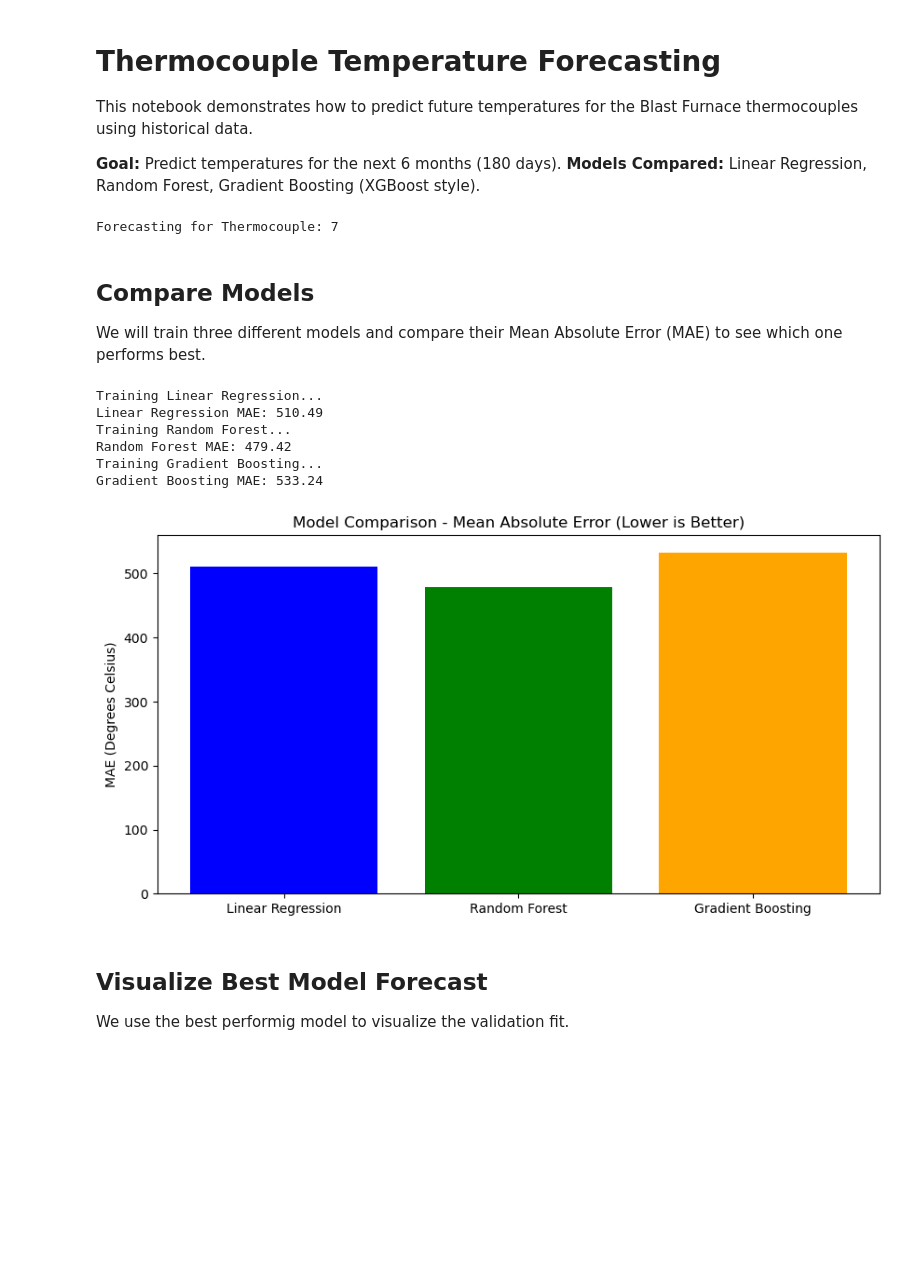
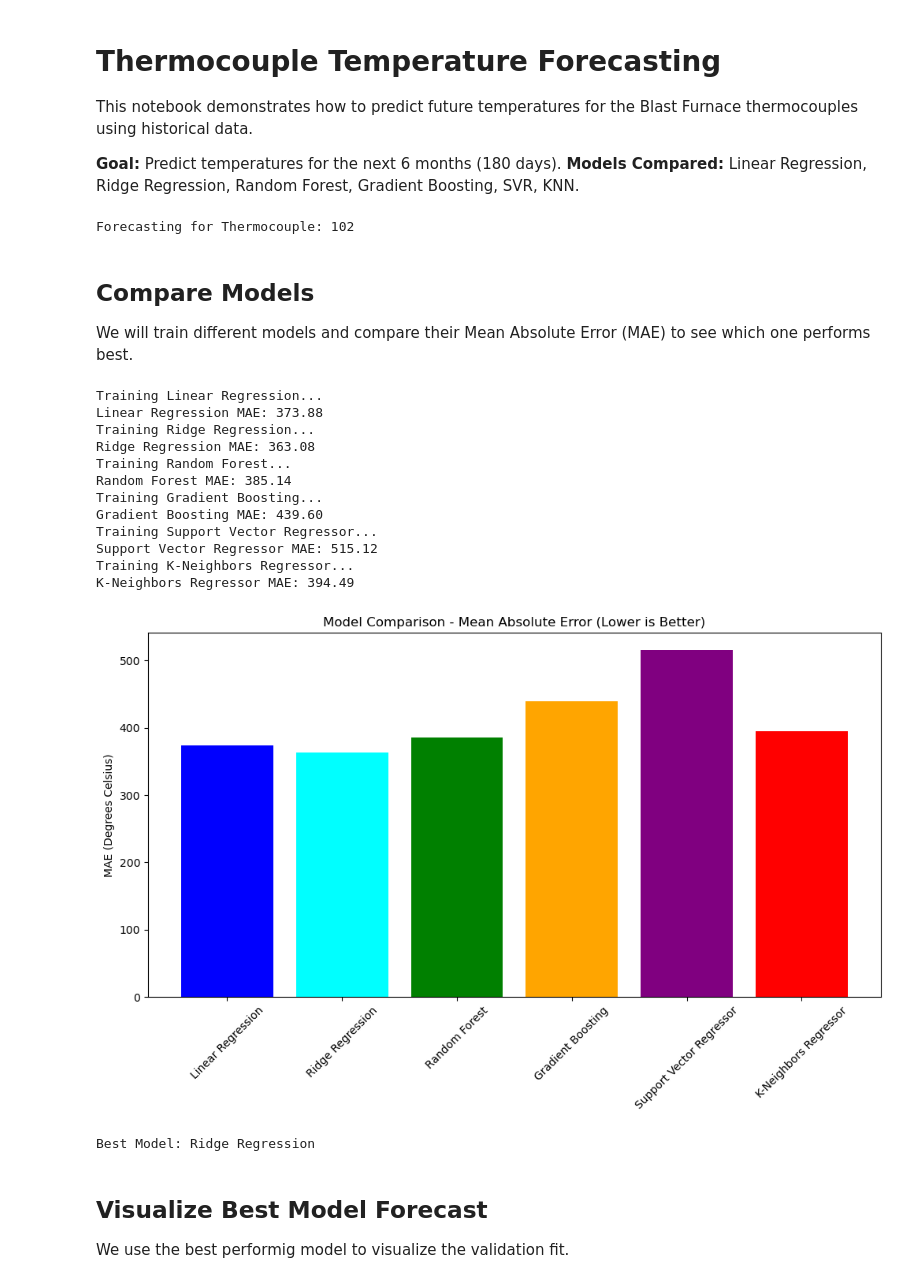
Before and after one commit to soyanshu002/Thermocouple-Project, a Jupyter notebook: forecasting.ipynb, the cells around one changed output. Saved outputs shown, nothing was run; the diff lists cells and outputs as text; code cells hidden in the pictures; blank space fills up the shorter version.

Commit message:
Prediction vs validity analysis done, checked.

```diff
--- a/forecasting.ipynb
+++ b/forecasting.ipynb
@@ -4,13 +4,15 @@
 This notebook demonstrates how to predict future temperatures for the Blast Furnace thermocouples using historical data.
 
 **Goal:** Predict temperatures for the next 6 months (180 days).
-**Models Compared:** Linear Regression, Random Forest, Gradient Boosting (XGBoost style).
+**Models Compared:** Linear Regression, Ridge Regression, Random Forest, Gradient Boosting, SVR, KNN.
 # %%
 import pandas as pd
 import numpy as np
 import matplotlib.pyplot as plt
-from sklearn.linear_model import LinearRegression
+from sklearn.linear_model import LinearRegression, Ridge
 from sklearn.ensemble import RandomForestRegressor, GradientBoostingRegressor
+from sklearn.svm import SVR
+from sklearn.neighbors import KNeighborsRegressor
 from sklearn.model_selection import train_test_split
 from sklearn.metrics import mean_absolute_error
 
@@ -22,7 +24,7 @@ df['Date'] = pd.to_datetime(df['Date'], format='%d-%m-%Y')
 
 # Select Target TC
 # target_tc_id = df['TC_ID'].value_counts().idxmax()
-target_tc_id = 7 # <--- ENTER YOUR DESIRED TC_ID HERE (e.g., 1, 272, 235)
+target_tc_id = 102 # <--- ENTER YOUR DESIRED TC_ID HERE (e.g., 1, 272, 235)
 print(f"Forecasting for Thermocouple: {target_tc_id}")
 
 data = df[df['TC_ID'] == target_tc_id].sort_values('Date').copy()
@@ -47,43 +49,62 @@ train_size = int(len(data) * 0.9)
 X_train, X_test = X.iloc[:train_size], X.iloc[train_size:]
 y_train, y_test = y.iloc[:train_size], y.iloc[train_size:]
 # %% [output]
-Forecasting for Thermocouple: 7
+Forecasting for Thermocouple: 102
 # %% [markdown]
 ## Compare Models
-We will train three different models and compare their Mean Absolute Error (MAE) to see which one performs best.
+We will train different models and compare their Mean Absolute Error (MAE) to see which one performs best.
 # %%
 models = {
     "Linear Regression": LinearRegression(),
+    "Ridge Regression": Ridge(alpha=1.0),
     "Random Forest": RandomForestRegressor(n_estimators=100, random_state=42, n_jobs=-1),
-    "Gradient Boosting": GradientBoostingRegressor(n_estimators=200, learning_rate=0.1, max_depth=5, random_state=42)
+    "Gradient Boosting": GradientBoostingRegressor(n_estimators=200, learning_rate=0.1, max_depth=5, random_state=42),
+    "Support Vector Regressor": SVR(kernel='rbf', C=100, gamma=0.1, epsilon=.1),
+    "K-Neighbors Regressor": KNeighborsRegressor(n_neighbors=5)
 }
 
 results = {}
 predictions = {}
 
 for name, model in models.items():
     print(f"Training {name}...")
-    model.fit(X_train, y_train)
-    preds = model.predict(X_test)
-    mae = mean_absolute_error(y_test, preds)
-    results[name] = mae
-    predictions[name] = preds
-    print(f"{name} MAE: {mae:.2f}")
+    try:
+        model.fit(X_train, y_train)
+        preds = model.predict(X_test)
+        mae = mean_absolute_error(y_test, preds)
+        results[name] = mae
+        predictions[name] = preds
+        print(f"{name} MAE: {mae:.2f}")
+    except Exception as e:
+        print(f"Error training {name}: {e}")
 
 # Plot MAE Comparison
-plt.figure(figsize=(10, 5))
-plt.bar(results.keys(), results.values(), color=['blue', 'green', 'orange'])
+plt.figure(figsize=(12, 6))
+plt.bar(results.keys(), results.values(), color=['blue', 'cyan', 'green', 'orange', 'purple', 'red'])
 plt.title('Model Comparison - Mean Absolute Error (Lower is Better)')
 plt.ylabel('MAE (Degrees Celsius)')
+plt.xticks(rotation=45)
 plt.show()
+
+# Identify Best Model
+best_model_name = min(results, key=results.get)
+best_model = models[best_model_name]
+print(f"Best Model: {best_model_name}")
 # %% [output]
 Training Linear Regression...
-Linear Regression MAE: 510.49
+Linear Regression MAE: 373.88
+Training Ridge Regression...
+Ridge Regression MAE: 363.08
 Training Random Forest...
-Random Forest MAE: 479.42
+Random Forest MAE: 385.14
 Training Gradient Boosting...
-Gradient Boosting MAE: 533.24
+Gradient Boosting MAE: 439.60
+Training Support Vector Regressor...
+Support Vector Regressor MAE: 515.12
+Training K-Neighbors Regressor...
+K-Neighbors Regressor MAE: 394.49
-[figure, old version]
+[figure, new version]
+Best Model: Ridge Regression
 # %% [markdown]
 ## Visualize Best Model Forecast
 We use the best performig model to visualize the validation fit.
```
Also changed, not shown: parts of 5 cells of this notebook, 9 other files.
